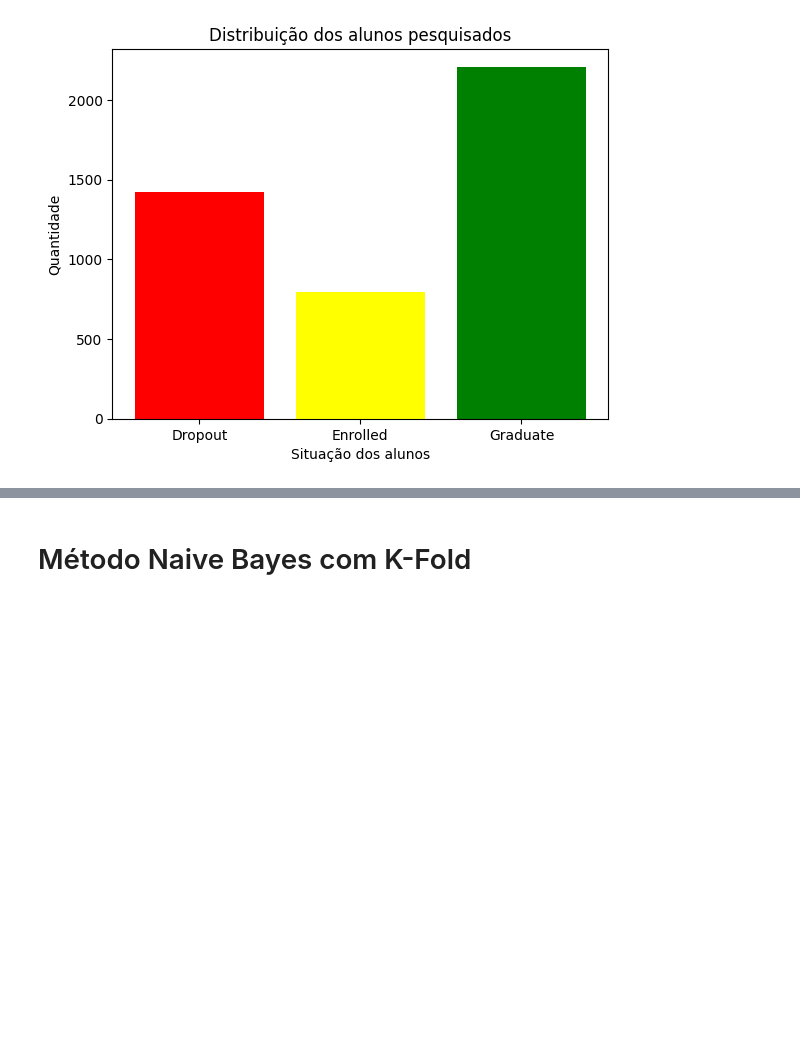
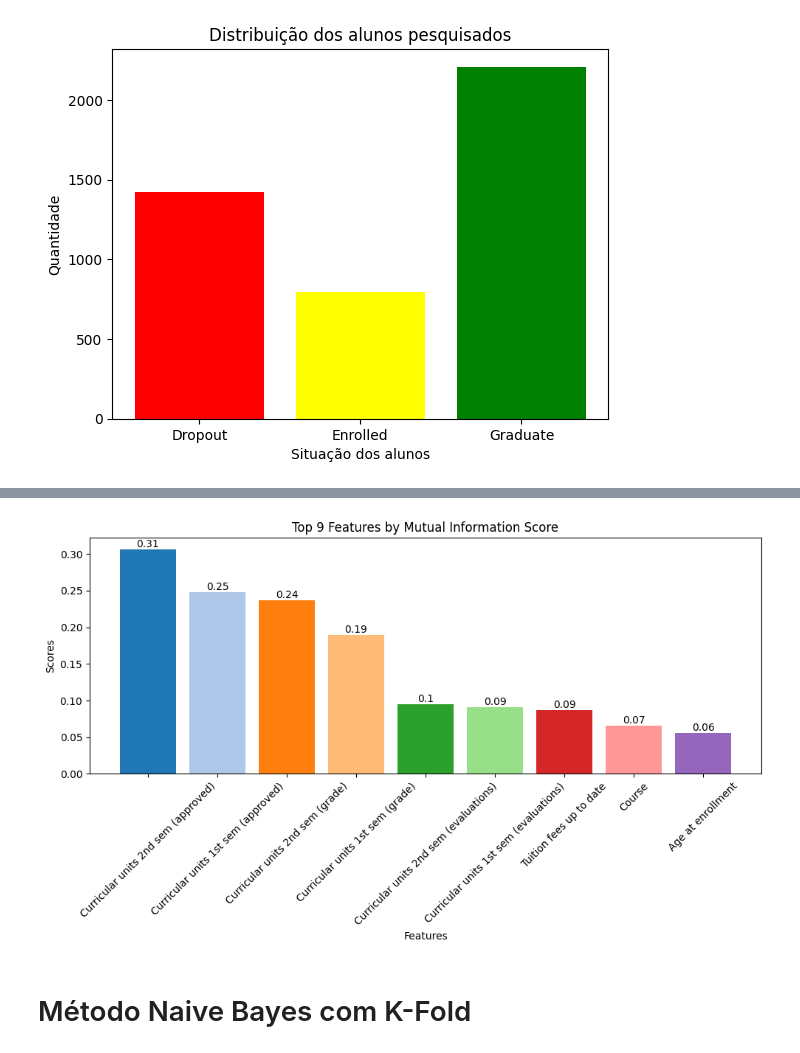
Before and after one commit to mavff/student-dropout-prediction-with-naive-bayes, a Jupyter notebook: CompleteProject.ipynb, the cells around one changed output, grey strips where cells are left out. Drawn from its saved outputs; the diff is of its cells as text; code cells hidden in the pictures; blank space fills up the shorter version.

Commit message:
Adicionando Gráfico de Relevância

```diff
--- a/CompleteProject.ipynb
+++ b/CompleteProject.ipynb
@@ -135,3 +138,25 @@ print(featureScores.nlargest(9,'Score'))
+# %%
+top_features = featureScores.nlargest(9, 'Score')
+
+# Plotando o gráfico de barras
+plt.figure(figsize=(10, 6))
+bars = plt.bar(top_features['Feature'], top_features['Score'], color=plt.cm.tab20.colors)
+
+# Título e rótulos dos eixos
+plt.title('Top 9 Features by Mutual Information Score')
+plt.xlabel('Features')
+plt.ylabel('Scores')
+
+# Adicionar rótulos de valores acima de cada barra
+for bar in bars:
+    yval = bar.get_height()
+    plt.text(bar.get_x() + bar.get_width()/2, yval, round(yval, 2), ha='center', va='bottom')
+
+plt.xticks(rotation=45)
+plt.tight_layout()
+plt.show()
+# %% [output]
+[figure, added]
 # %% [markdown]
 # Método Naive Bayes com K-Fold
 # %% [markdown]
```
Also changed, not shown: parts of 3 cells of this notebook.
